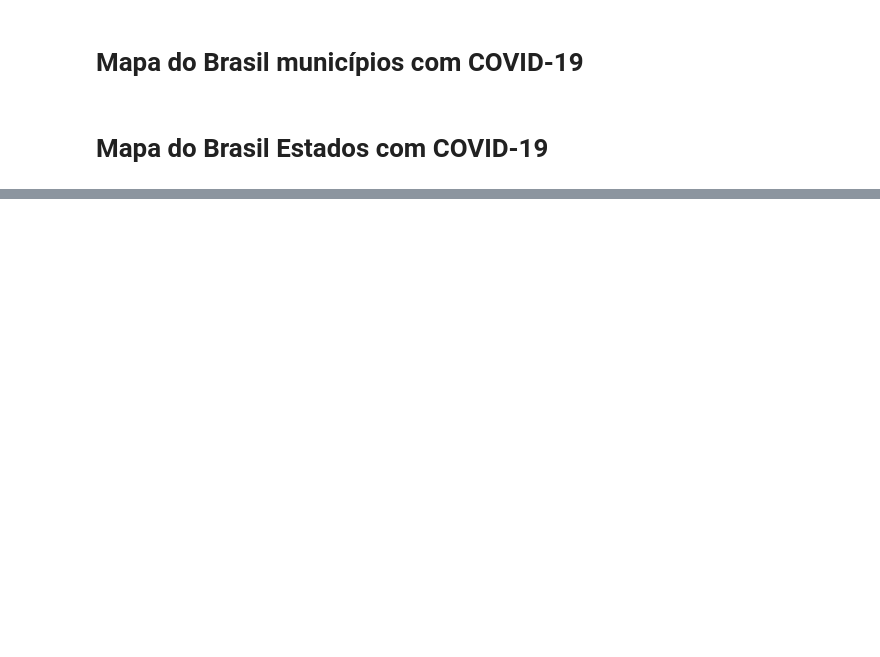
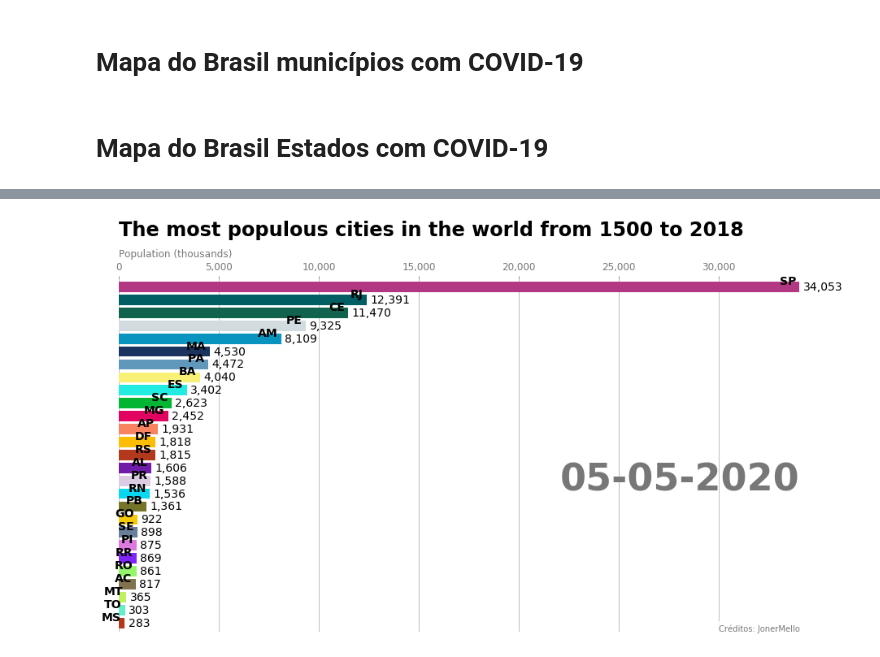
Before and after one commit to JonerMello/COVID19, a Jupyter notebook: COVID_19_Brasil.ipynb, the cells around one changed output, grey strips where cells are left out. Cells and saved outputs as stored; diff of their text form; code cells hidden in the pictures; blank space fills up the shorter version.

```diff
--- a/COVID_19_Brasil.ipynb
+++ b/COVID_19_Brasil.ipynb
@@ -972,0 +971,11 @@ N
+# %%
+
+df = dadoslimpo.copy()
+df['data'] = df['data'].apply(lambda x: pd.Timestamp(x).strftime('%d-%m-%Y'))
+df['data'] = pd.to_datetime(df['data'], format='%d-%m-%Y')
+df['data'] = df['data'].dt.normalize()
+# %%
+current_year = '05-05-2020'
+dff = (df[df['data'].eq(current_year)]
+       .sort_values(by='casosAcumulados', ascending=True)
+       .head(27))
@@ -972,0 +1027,31 @@ N
+# %%
+current_date = '05-05-2020'
+fig, ax = plt.subplots(figsize=(15, 8))
+def draw_barchart(date):
+    dff = df[df['data'].eq(date)].sort_values(by='casosAcumulados', ascending=True).tail(27)
+    ax.clear()
+    ax.barh(dff['sigla'], dff['casosAcumulados'], color=[colors[x] for x in dff['sigla']])
+    dx = dff['casosAcumulados'].max() / 200
+    for i, (value, name) in enumerate(zip(dff['casosAcumulados'], dff['sigla'])):
+        ax.text(value-dx, i,     name,           size=14, weight=600, ha='right', va='bottom')
+       # ax.text(value-dx, i, group_lk[name], size=10, color='#444444', ha='right', va='baseline')
+        ax.text(value+dx, i,     f'{value:,.0f}',  size=14, ha='left',  va='center')
+    # ... polished styles
+    ax.text(1, 0.4, date, transform=ax.transAxes, color='#777777', size=46, ha='right', weight=800)
+    ax.text(0, 1.06, 'Population (thousands)', transform=ax.transAxes, size=12, color='#777777')
+    ax.xaxis.set_major_formatter(ticker.StrMethodFormatter('{x:,.0f}'))
+    ax.xaxis.set_ticks_position('top')
+    ax.tick_params(axis='x', colors='#777777', labelsize=12)
+    ax.set_yticks([])
+    ax.margins(0, 0.01)
+    ax.grid(which='major', axis='x', linestyle='-')
+    ax.set_axisbelow(True)
+    ax.text(0, 1.12, 'The most populous cities in the world from 1500 to 2018',
+            transform=ax.transAxes, size=24, weight=600, ha='left')
+    ax.text(1, 0, 'Créditos: JonerMello', transform=ax.transAxes, ha='right',
+            color='#777777', bbox=dict(facecolor='white', alpha=0.8, edgecolor='white'))
+    plt.box(False)
+
+draw_barchart(current_date)
+# %% [output]
+[figure, added]
```
Also changed, not shown: parts of 20 cells of this notebook, 4 other files.
